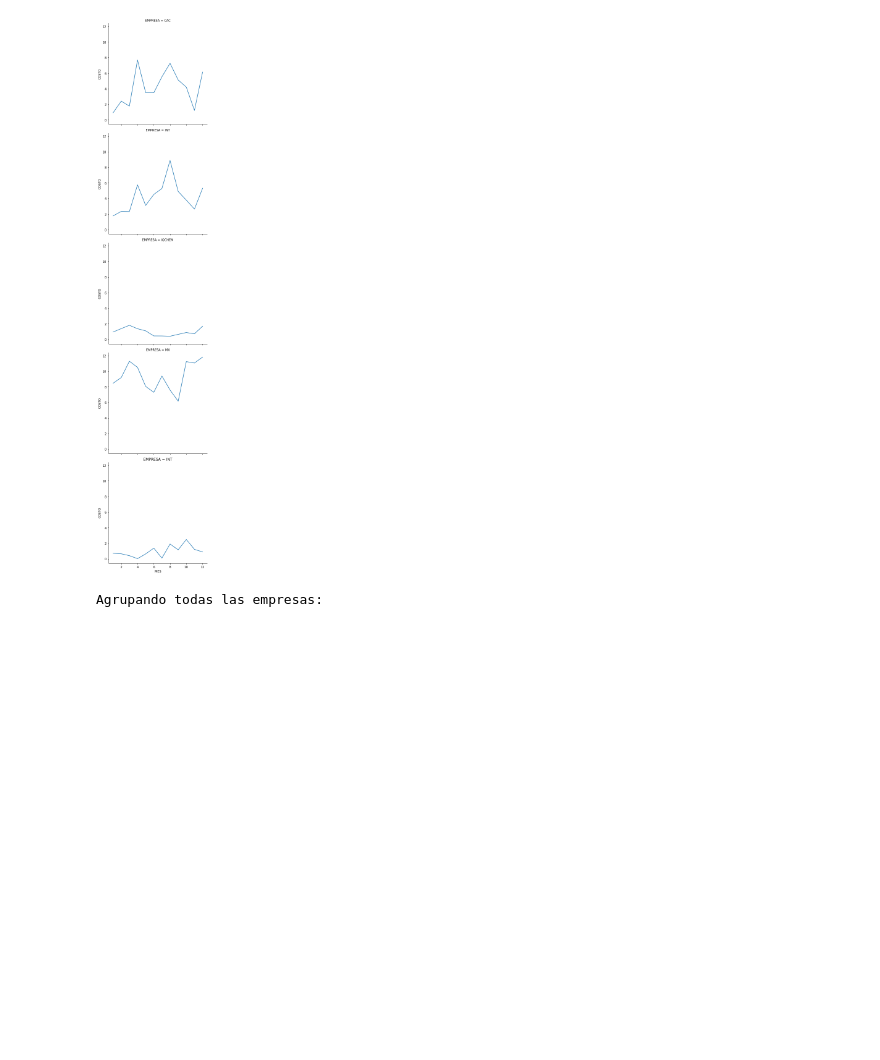
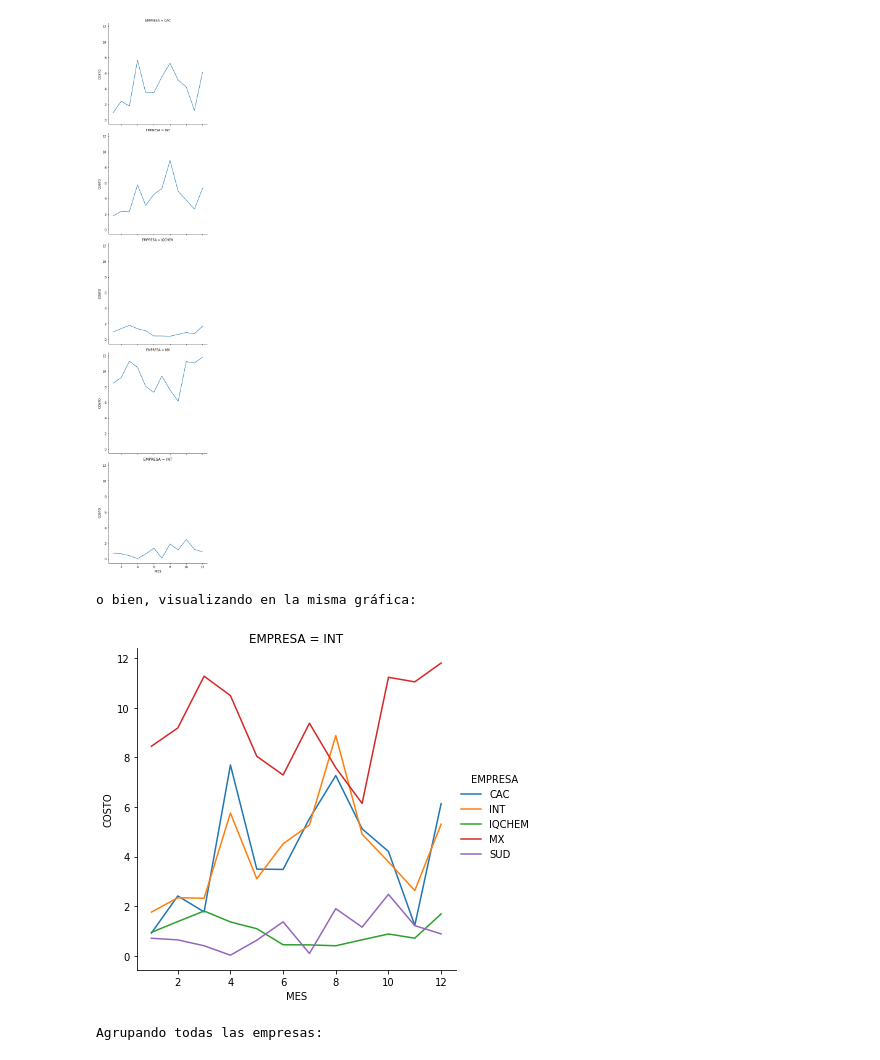
Before and after one commit to AlanIslasMorris/Fusi-n-Agro, a Jupyter notebook: CostosFusionAgro_.ipynb, the cells around one changed output. Drawn from its saved outputs; the diff is of its cells as text; code cells hidden in the pictures; blank space fills up the shorter version.

```diff
--- a/CostosFusionAgro_.ipynb
+++ b/CostosFusionAgro_.ipynb
@@ -144,6 +144,22 @@ plt.title('EMPRESA = INT')
 plt.show()
 # %% [output]
 [figure]
+# %%
+print("o bien, visualizando en la misma gráfica:")
+# %% [output]
+o bien, visualizando en la misma gráfica:
+# %%
+sns.relplot(x="MES", y="COSTO",
+            data=Base13,
+            kind="line",
+            hue="EMPRESA",
+            )
+
+# Show plot
+plt.title('EMPRESA = INT')
+plt.show()
+# %% [output]
+[figure, added]
 # %%
 print("Agrupando todas las empresas:")
 # %% [output]
```
Also changed, not shown: parts of 1 cell of this notebook.
